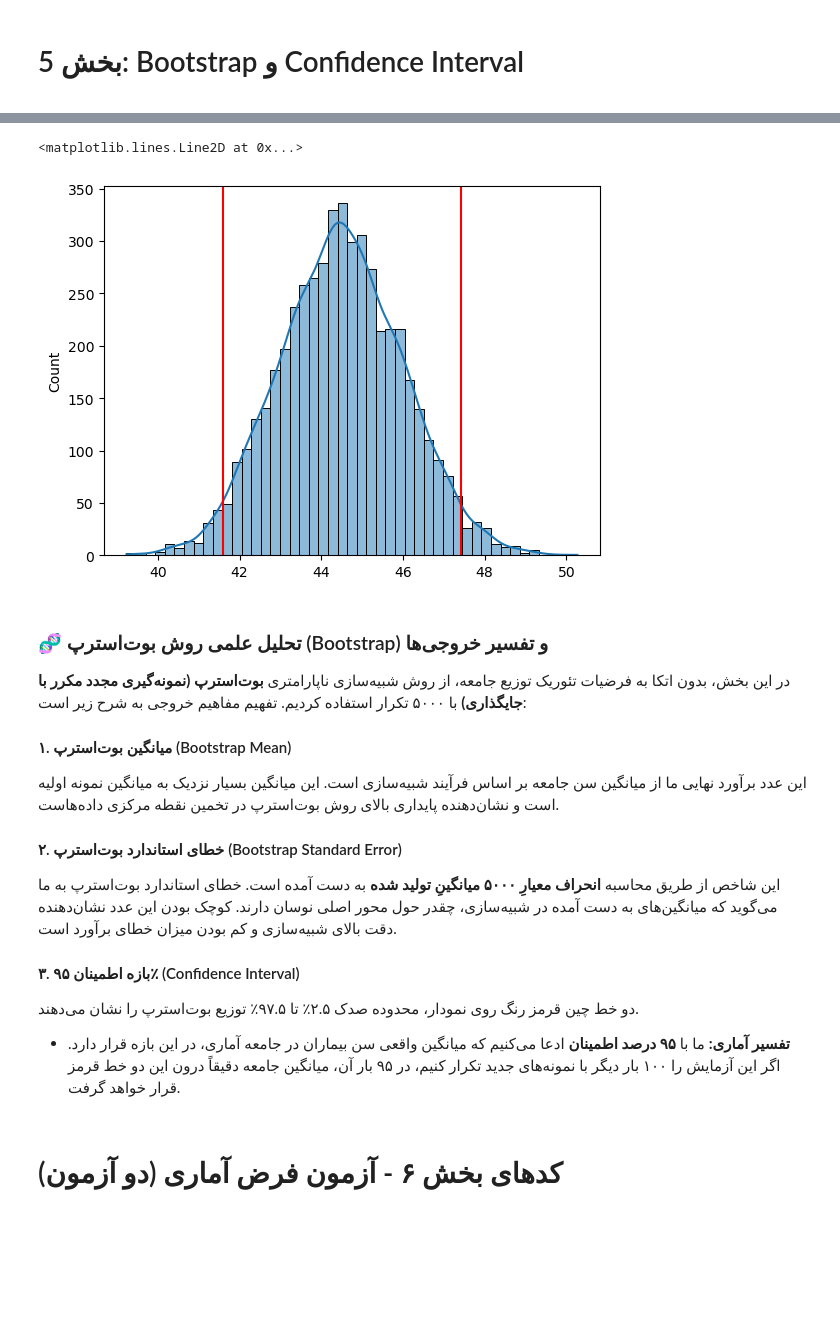
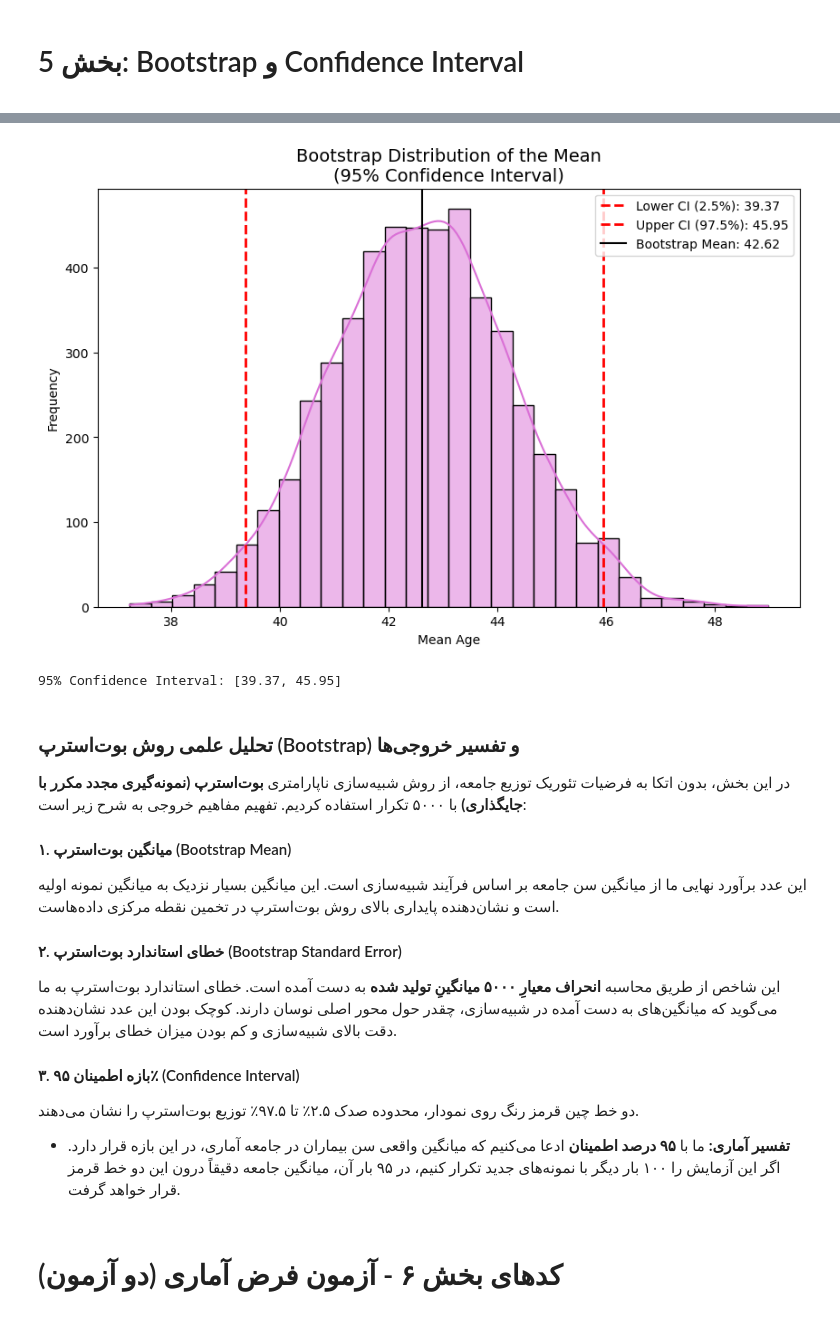
Before and after one commit to Pourya-Ardestani/DataScience, a Jupyter notebook: third.ipynb, the cells around one changed output, grey strips where cells are left out. Drawn from its saved outputs; the diff is of its cells as text; code cells hidden in the pictures; blank space fills up the shorter version.

```diff
--- a/third.ipynb
+++ b/third.ipynb
@@ -420,11 +475,13 @@ display(df_se_comp)
 
 </div>
 # %%
+np.random.seed(42)
+
 bootstrap_means = []
 boot_iterations = 5000
 
 for _ in range(boot_iterations):
-    boot_sample = np.random.choice(real_sample, size=n_se, replace=True)
+    boot_sample = np.random.choice(population_age, size=100, replace=True)
     bootstrap_means.append(np.mean(boot_sample))
 
 boot_mean = np.mean(bootstrap_means)
@@ -501,14 +501,46 @@ plt.show()
-# %%
-sns.histplot(bootstrap_means, kde=True)
-plt.axvline(ci_lower,color='r')
-plt.axvline(ci_upper,color='r')
-# %% [output]
-<matplotlib.lines.Line2D at 0x...>
-[figure, removed]
+# %%
+import numpy as np
+import matplotlib.pyplot as plt
+import seaborn as sns
+
+np.random.seed(42)
+# ۱. انجام عملیات بوت‌استرپ
+bootstrap_means = []
+n_iterations = 5000
+sample_size = 100 # می‌توانید بر اساس خواسته پروژه تغییر دهید
+
+for _ in range(n_iterations):
+    # نمونه‌گیری با جایگذاری (Bootstrap)
+    resample = np.random.choice(population_age, size=sample_size, replace=True)
+    bootstrap_means.append(np.mean(resample))
+
+# ۲. محاسبه بازه اطمینان ۹۵ درصد (صدک ۲.۵ و ۹۷.۵)
+ci_lower = np.percentile(bootstrap_means, 2.5)
+ci_upper = np.percentile(bootstrap_means, 97.5)
+
+# ۳. رسم نمودار حرفه‌ای (کدی که فرستادی با کمی تزئین)
+plt.figure(figsize=(10, 6))
+sns.histplot(bootstrap_means, kde=True, color='orchid', bins=30)
+
+# رسم خطوط بازه اطمینان
+plt.axvline(ci_lower, color='red', linestyle='--', linewidth=2, label=f'Lower CI (2.5%): {ci_lower:.2f}')
+plt.axvline(ci_upper, color='red', linestyle='--', linewidth=2, label=f'Upper CI (97.5%): {ci_upper:.2f}')
+plt.axvline(np.mean(bootstrap_means), color='black', label=f'Bootstrap Mean: {np.mean(bootstrap_means):.2f}')
+
+plt.title(f'Bootstrap Distribution of the Mean\n(95% Confidence Interval)', fontsize=14)
+plt.xlabel('Mean Age')
+plt.ylabel('Frequency')
+plt.legend()
+plt.show()
+
+print(f"95% Confidence Interval: [{ci_lower:.2f}, {ci_upper:.2f}]")
+# %% [output]
+[figure, added]
+95% Confidence Interval: [39.37, 45.95]
 # %% [markdown]
 <div dir= 'rtl'>
 
-### 🧬 تحلیل علمی روش بوت‌استرپ (Bootstrap) و تفسیر خروجی‌ها
+### تحلیل علمی روش بوت‌استرپ (Bootstrap) و تفسیر خروجی‌ها
 
 در این بخش، بدون اتکا به فرضیات تئوریک توزیع جامعه، از روش شبیه‌سازی ناپارامتری **بوت‌استرپ (نمونه‌گیری مجدد مکرر با جایگذاری)** با ۵۰۰۰ تکرار استفاده کردیم. تفهیم مفاهیم خروجی به شرح زیر است:
 
```
Also changed, not shown: parts of 12 cells of this notebook.
